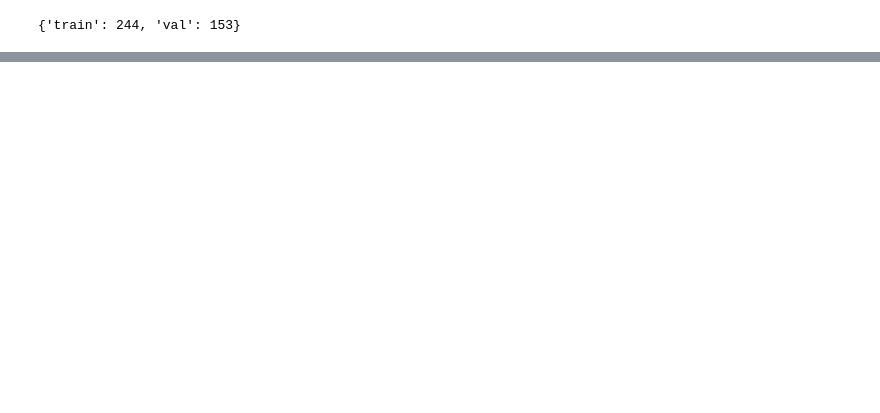
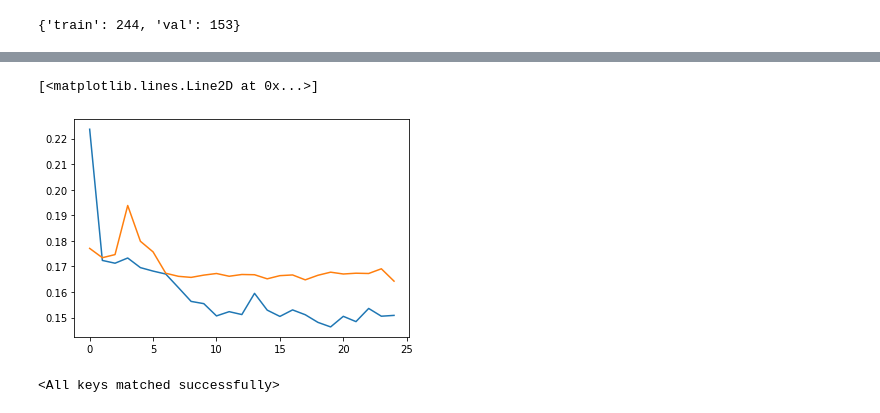
Before and after one commit to isackon/Transfer-Learning-Tutorial, a Jupyter notebook: Transfer Learning.ipynb, the cells around one changed output, grey strips where cells are left out. Drawn from its saved outputs; the diff is of its cells as text; code cells hidden in the pictures; blank space fills up the shorter version.

Commit message:
added feature tuning/feature extraction/mixed tuning transfer learning models

```diff
--- a/Transfer Learning.ipynb
+++ b/Transfer Learning.ipynb
@@ -102,14 +102,12 @@ def train_model(model, criterion, optimizer, scheduler, num_epochs=25):
 
         for phase in ['train', 'val']:
             if phase == 'train':
-                scheduler.step()
                 model.train(True)
             else:
                 model.train(False)
 
             running_loss = 0.0
-            running_corrects = 0.0
-
+            running_corrects = 0
 
             for data in dataloaders[phase]:
                 inputs, labels = data
@@ -133,6 +131,9 @@ def train_model(model, criterion, optimizer, scheduler, num_epochs=25):
                 running_loss += loss.item()
                 running_corrects += int(torch.sum(preds == labels.data))
 
+            if phase == 'train':
+                scheduler.step()
+
             epoch_loss = running_loss / dataset_sizes[phase]
             epoch_acc = running_corrects / dataset_sizes[phase]
 
@@ -152,7 +153,6 @@ def train_model(model, criterion, optimizer, scheduler, num_epochs=25):
         time_elapsed // 60, time_elapsed % 60))
     print('Best val Acc: {:4f}'.format(best_acc))
 
-    # загрузим лучшие веса модели
     model.load_state_dict(best_model_wts)
     return model, losses
 # %%
@@ -226,0 +230,2 @@ def evaluate(model):
+# %%
+model_single_fc = models.alexnet(pretrained=True)
@@ -226,0 +252,13 @@ def evaluate(model):
+# %%
+num_features = 9216
+
+model_single_fc.classifier = nn.Linear(num_features, 2)
+
+if use_gpu:
+    model_single_fc = model_single_fc.cuda()
+
+loss_fn = nn.CrossEntropyLoss()
+
+optimizer_ft = optim.SGD(model_single_fc.parameters(), lr=0.001, momentum=0.9)
+
+exp_lr_scheduler = lr_scheduler.StepLR(optimizer_ft, step_size=7, gamma=0.1)
@@ -226,0 +287,2 @@ def evaluate(model):
+# %%
+model_single_fc, losses = train_model(model_single_fc, loss_fn, optimizer_ft, exp_lr_scheduler, num_epochs=25)
@@ -226,0 +307,6 @@ def evaluate(model):
+# %%
+plt.plot(losses['train'])
+plt.plot(losses['val'])
+# %% [output]
+[<matplotlib.lines.Line2D at 0x...>]
+[figure, added]
@@ -226,0 +315,4 @@ def evaluate(model):
+# %%
+model_single_fc.load_state_dict(torch.load('AlexNet_model_single_fc.pth'))
+# %% [output]
+<All keys matched successfully>
```
Also changed, not shown: parts of 36 cells of this notebook.
